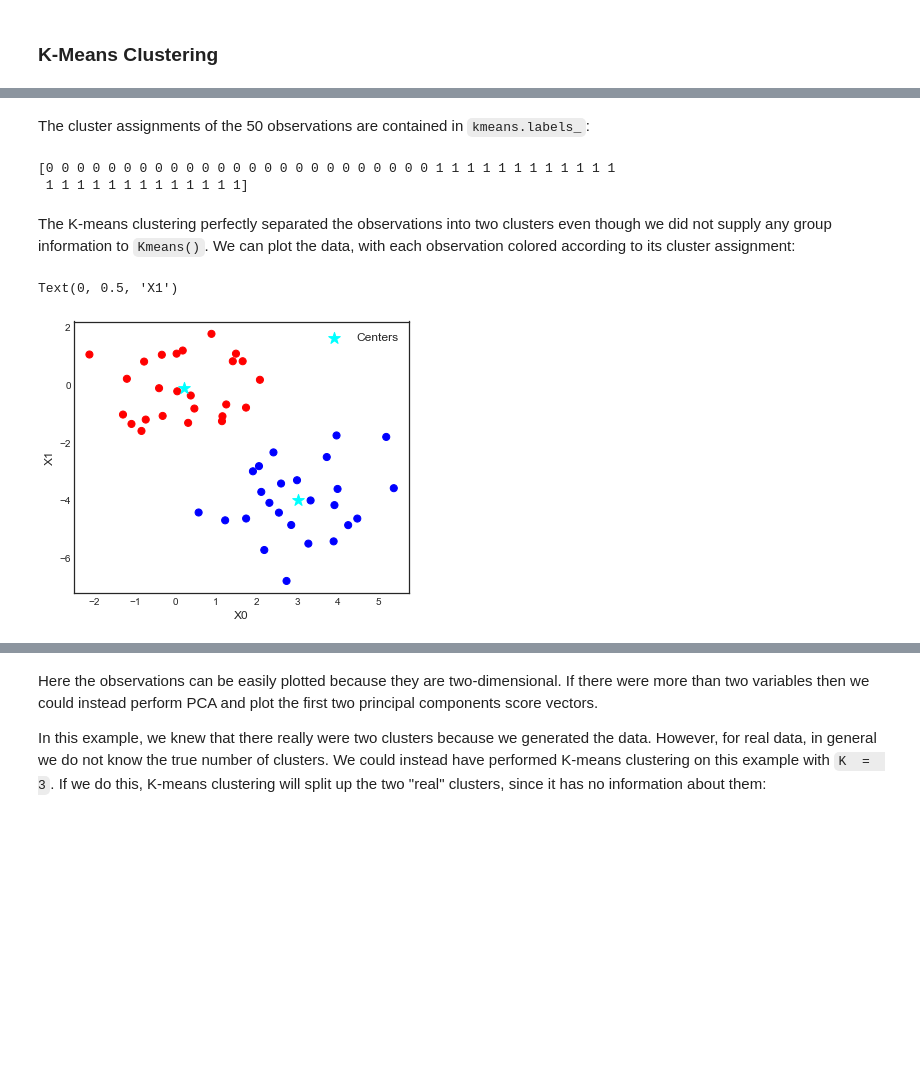
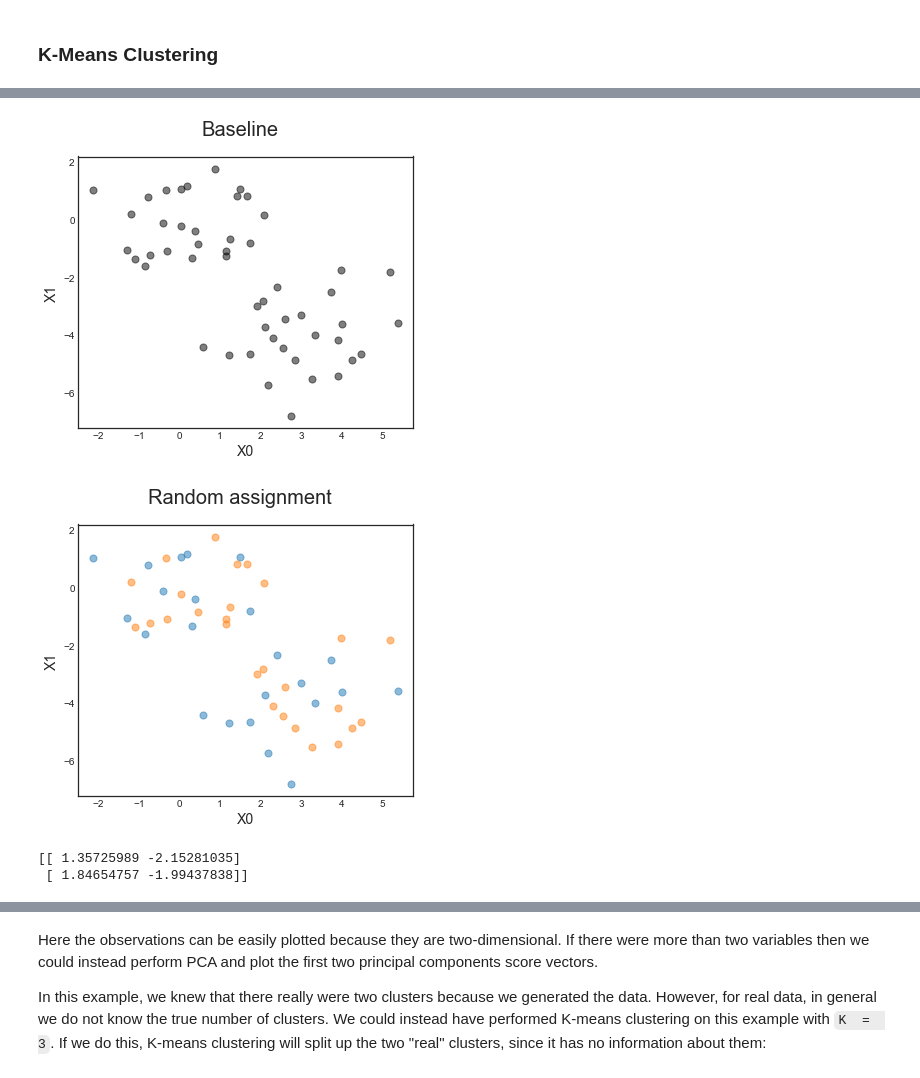
Before and after one commit to matteocourthoud/Machine-Learning-for-Economic-Analysis, a Jupyter notebook: 10_unsupervised.ipynb, the cells around one changed output, grey strips where cells are left out. Saved outputs shown, nothing was run; the diff lists cells and outputs as text; code cells hidden in the pictures; blank space fills up the shorter version.

```diff
--- a/10_unsupervised.ipynb
+++ b/10_unsupervised.ipynb
@@ -283,28 +309,9 @@ kmeans = KMeans(n_clusters = 2, random_state = 123).fit(X)
-# %% [markdown]
-The cluster assignments of the 50 observations are contained in
-`kmeans.labels_`:
-# %%
-print(kmeans.labels_)
-# %% [output]
-[0 0 0 0 0 0 0 0 0 0 0 0 0 0 0 0 0 0 0 0 0 0 0 0 0 1 1 1 1 1 1 1 1 1 1 1 1
- 1 1 1 1 1 1 1 1 1 1 1 1 1]
-# %% [markdown]
-The K-means clustering perfectly separated the observations into two clusters
-even though we did not supply any group information to `Kmeans()`. We
-can plot the data, with each observation colored according to its cluster
-assignment:
-# %%
-plt.figure(figsize=(6,5))
-plt.scatter(X[:,0], X[:,1], s = 50, c = kmeans.labels_, cmap = plt.cm.bwr)
-plt.scatter(kmeans.cluster_centers_[:, 0],
-            kmeans.cluster_centers_[:, 1],
-            marker = '*',
-            s = 150,
-            color = 'cyan',
-            label = 'Centers')
-plt.legend(loc = 'best')
-plt.xlabel('X0')
-plt.ylabel('X1')
-# %% [output]
-Text(0, 0.5, 'X1')
-[figure, removed]
+# %%
+fig, ax = plt.subplots(figsize=(6, 5))
+fig.suptitle("Baseline")
+
+# Plot
+ax.scatter(X[:,0], X[:,1], s=50, alpha=0.5, c='k')
+ax.set_xlabel('X0'); ax.set_ylabel('X1');
+# %% [output]
+[figure, added]
@@ -310,0 +324,10 @@ Text(0, 0.5, 'X1')
+# %%
+fig, ax = plt.subplots(figsize=(6, 5))
+fig.suptitle("Random assignment")
+
+# Plot
+ax.scatter(X[clusters0==0,0], X[clusters0==0,1], s=50, alpha=0.5)
+ax.scatter(X[clusters0==1,0], X[clusters0==1,1], s=50, alpha=0.5)
+ax.set_xlabel('X0'); ax.set_ylabel('X1');
+# %% [output]
+[figure, added]
@@ -310,0 +345,7 @@ Text(0, 0.5, 'X1')
+# %%
+# Print
+centroids0 = compute_new_centroids(X, clusters0)
+print(centroids0)
+# %% [output]
+[[ 1.35725989 -2.15281035]
+ [ 1.84654757 -1.99437838]]
```
Also changed, not shown: parts of 53 cells of this notebook.
